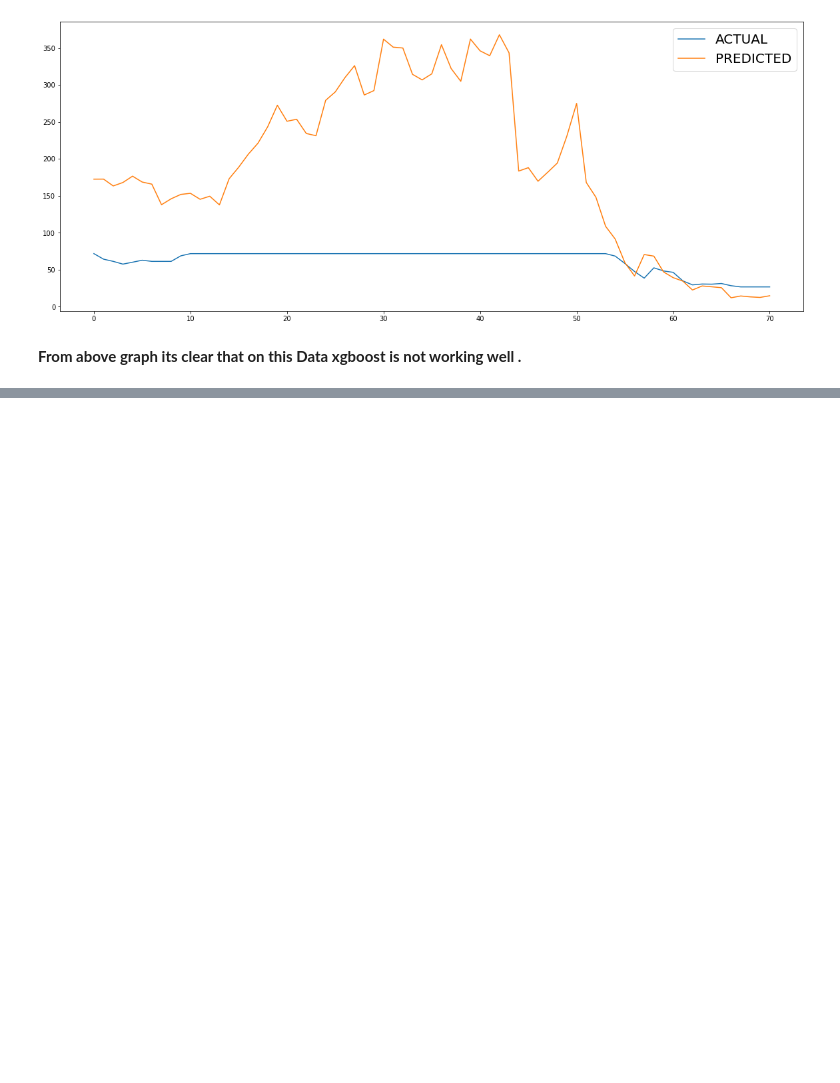
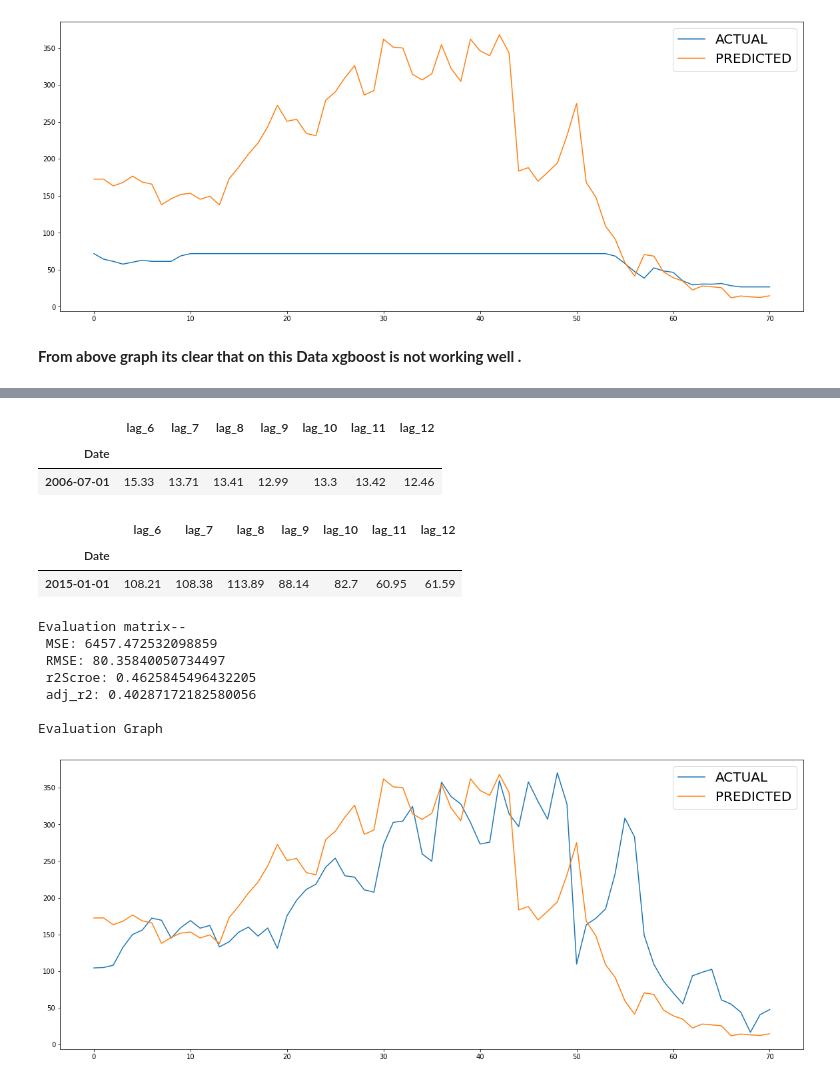
Before and after one commit to MiteshBhanushali/YesBankCloseStockPrice, a Jupyter notebook: Yes_Bank_Closing_Stock_Prediction.ipynb, the cells around one changed output, grey strips where cells are left out. Cells and saved outputs as stored; diff of their text form; code cells hidden in the pictures; blank space fills up the shorter version.

```diff
--- a/Yes_Bank_Closing_Stock_Prediction.ipynb
+++ b/Yes_Bank_Closing_Stock_Prediction.ipynb
@@ -487,0 +532,4 @@ Evaluation Graph
+# %%
+stock_data_copy2=stock_data_copy.copy()
+stock_data_copy2.rename(columns = {'Close':'y'},inplace=True)
+stock_data_copy2
@@ -487,0 +551,3 @@ Evaluation Graph
+# %%
+for i in range(6, 13):
+    stock_data_copy2["lag_{}".format(i)] = stock_data_copy2.y.shift(i)
@@ -487,0 +564,32 @@ Evaluation Graph
+# %%
+y = stock_data_copy2.dropna().y
+X = stock_data_copy2.dropna().drop(['y'], axis=1)
+# %%
+split_date = '2014-12-01'
+X_train = X.loc[X.index <= split_date].copy()
+X_test = X.loc[X.index > split_date].copy()
+y_train = y.loc[y.index <= split_date].copy()
+y_test = y.loc[y.index > split_date].copy()
+# %%
+X_train.head(1)
+# %% [output]
+|  | lag_6 | lag_7 | lag_8 | lag_9 | lag_10 | lag_11 | lag_12 |
+| Date |  |  |  |  |  |  |  |
+| 2006-07-01 | 15.33 | 13.71 | 13.41 | 12.99 | 13.3 | 13.42 | 12.46 |
+# %%
+X_test.head(1)
+# %% [output]
+|  | lag_6 | lag_7 | lag_8 | lag_9 | lag_10 | lag_11 | lag_12 |
+| Date |  |  |  |  |  |  |  |
+| 2015-01-01 | 108.21 | 108.38 | 113.89 | 88.14 | 82.7 | 60.95 | 61.59 |
+# %%
+train_model(lr,X_train,y_train,X_test,y_test)
+# %% [output]
+Evaluation matrix--
+ MSE: 6457.472532098859
+ RMSE: 80.35840050734497
+ r2Scroe: 0.4625845496432205
+ adj_r2: 0.40287172182580056
+
+Evaluation Graph
+[figure, added]
```
Also changed, not shown: parts of 12 cells of this notebook.
